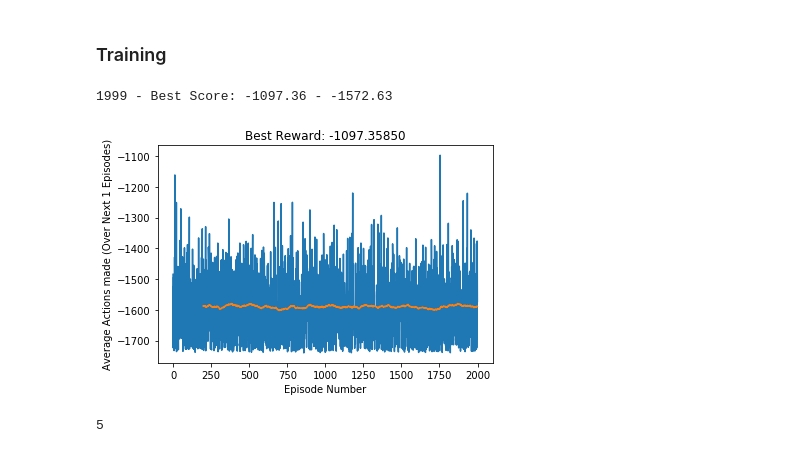
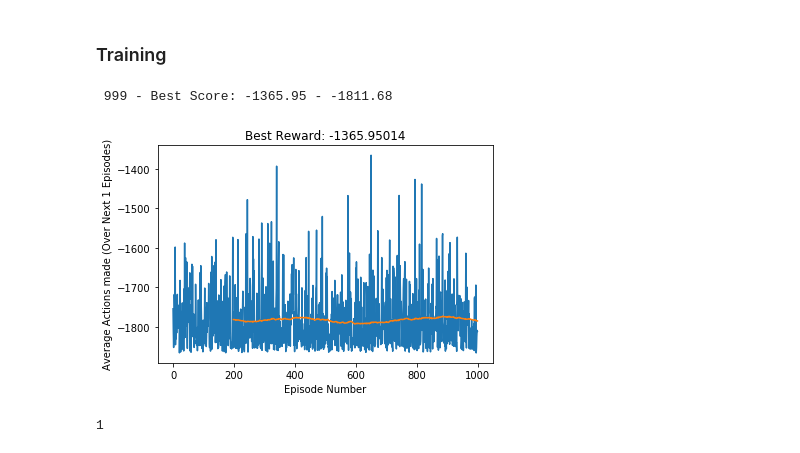
Before and after one commit to BAlmeidaS/reinforcement-learning-studies, a Jupyter notebook: pendulum/study.ipynb, the cells around one changed output. Saved outputs shown, nothing was run; the diff lists cells and outputs as text; code cells hidden in the pictures.

Commit message:
adding funct approx and gradiant estimator

```diff
--- a/pendulum/study.ipynb
+++ b/pendulum/study.ipynb
@@ -168,10 +168,13 @@ class PolicyAgent():
 
         self.noise = 1
 
+        self.alpha = .00000000000001
+
         # Episode variables
         self.reset_episode()
 
         self.find_better = 1
+
 
     def reset_episode(self):
         self.total_reward = 0.0
@@ -179,75 +182,68 @@ class PolicyAgent():
 #         state = self.env.reset()
 #         return state
 
-    def step(self, next_state, reward, done):
+    def step(self, next_state, reward, done, action):
         self.total_reward += reward
 #         self.count += 1
 
         if done:
-            self.learn()
+            self.learn(action)
 
     def act(self, state):
         mean = np.dot(state, self.w)
-        std = np.abs(np.dot(state, self.w2))
+#         std = np.abs(np.dot(state, self.w2))
+        std = .1
+        self.last_state = state
+
         return np.random.normal(mean, scale=std)
 
-    def learn(self):
-#         self.score = self.total_reward / float(self.count) if self.count else 0.0
-        ref = 1/(1*self.find_better)
+    def learn(self, action):
+        grad = self._gradiant(action, np.array([self.last_state]))
+        delta = self.alpha * grad * self.total_reward
+#         import ipdb; ipdb.set_trace()
+        self.w -= delta.T
 
-        if self.total_reward > self.best_score:
-            self.best_score = self.total_reward
-            self.best_w = self.w
-            self.best_w2 = self.w2
-            self.noise = ref
-            self.find_better += 1
-        else:
-            self.w = self.best_w
-            self.w2 = self.best_w2
-            self.noise = min(self.noise/10, ref/100000)
-
-        #    self.noise_scale = min(2.0 * self.noise_scale, 3.2)
-        self.w = self.w + self.noise * np.random.normal(size=self.w.shape,
-                                               scale=self.action_range / 4)
-        self.w2 = self.w2 + self.noise * np.random.normal(size=self.w.shape,
-                                               scale=self.action_range / 100)
+    def _gradiant(self, action, ith_state):
+        # -1 / (5*std³)
+        cal = (-1 / (5 * .1 ** 3)) * (2*action*ith_state - 2*ith_state)
+        return cal
 # %% [markdown]
 ### Training
 # %%
-num_episodes = 2000
+num_episodes = 1000
 
 agent = PolicyAgent(env)
 
 best_score = -np.inf
 
 avg_scores = deque(maxlen=num_episodes)
 
 score_eval = ScoreEvaluator(1)
 
 for i in range(num_episodes):
     score = 0
     state = env.reset()
     agent.reset_episode()
 
     while True:
         action = agent.act(state)
         state, reward, done, _ = env.step(action)
 
-        agent.step(state, reward, done)
+        agent.step(state, reward, done, action)
 
         score += reward
         if done:
             score_eval.add(score)
             print_iteaction(i, score_eval)
             break
 
 score_eval.plot_avg_scores()
 
 agent.find_better
 # %% [output]
-1999 - Best Score: -1097.36 - -1572.63
+ 999 - Best Score: -1365.95 - -1811.68
-[figure, old version]
+[figure, new version]
-5
+1
 # %%
 state = env.reset()
 
```
Also changed, not shown: parts of 1 cell of this notebook.
